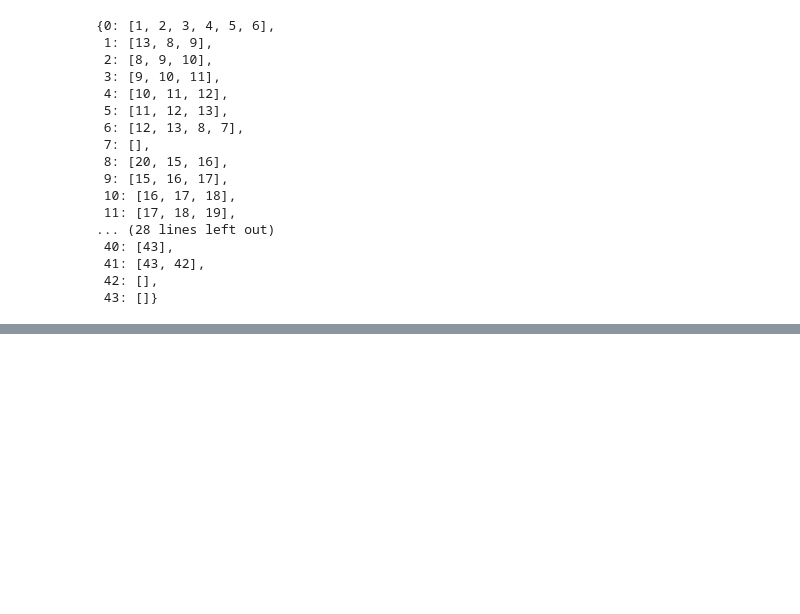
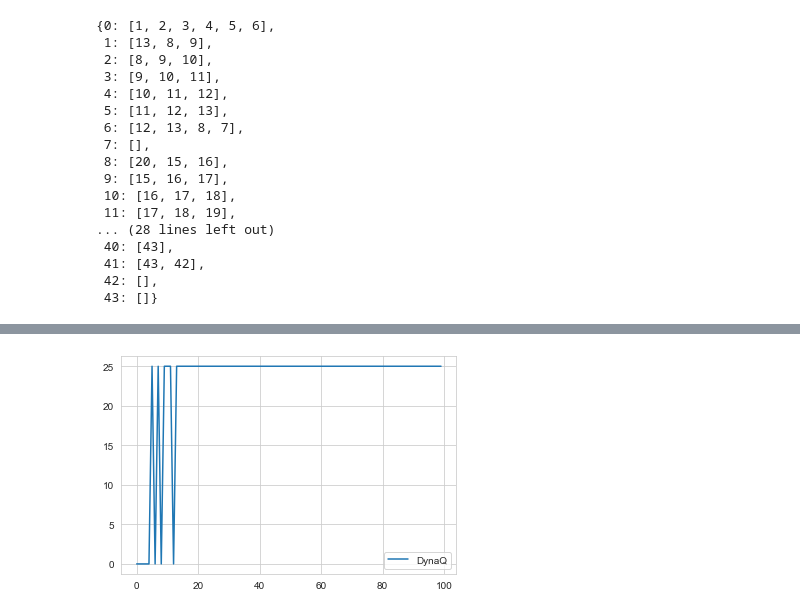
Before and after one commit to rjaa2020/hexxed-neuro-nav, a Jupyter notebook: notebooks/hexxed_graph.ipynb, the cells around one changed output, grey strips where cells are left out. Cells and saved outputs as stored; diff of their text form; code cells hidden in the pictures; blank space fills up the shorter version.

```diff
--- a/notebooks/hexxed_graph.ipynb
+++ b/notebooks/hexxed_graph.ipynb
@@ -138,0 +141,6 @@ SARSA Episode 99
+# %%
+for agent_name in learning_curves:
+	plt.plot(range(100), learning_curves[agent_name], label=agent_name)
+	plt.legend(loc='best')
+# %% [output]
+[figure, added]
```
Also changed, not shown: parts of 3 cells of this notebook, 7 other files.
